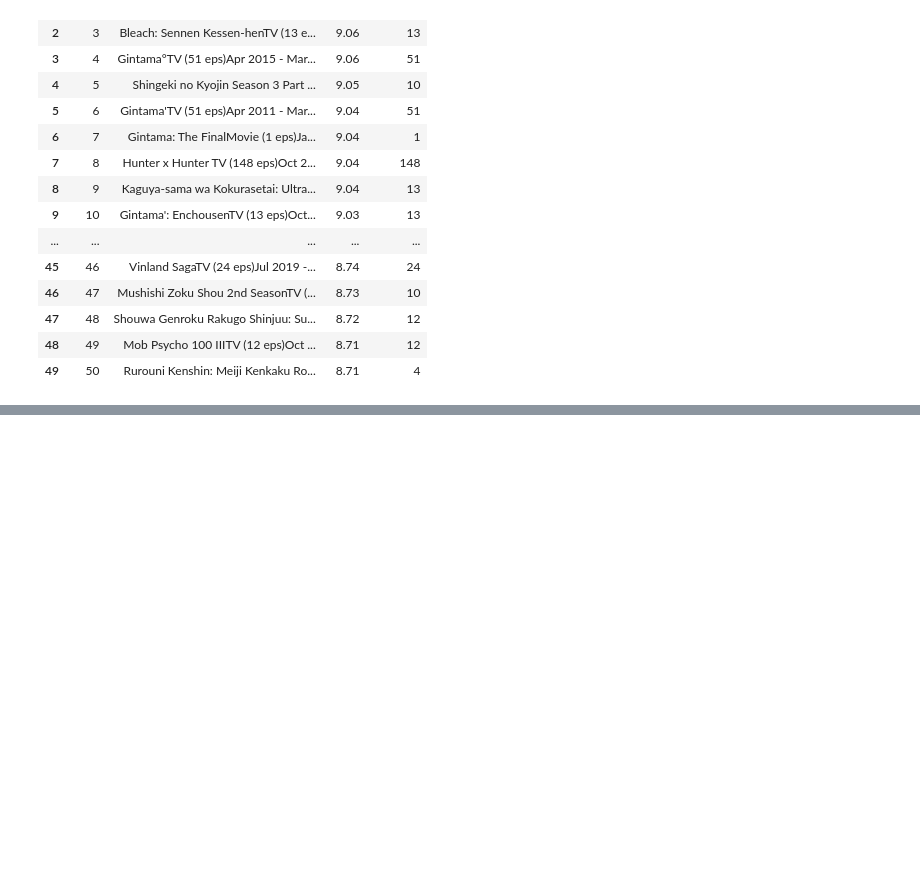
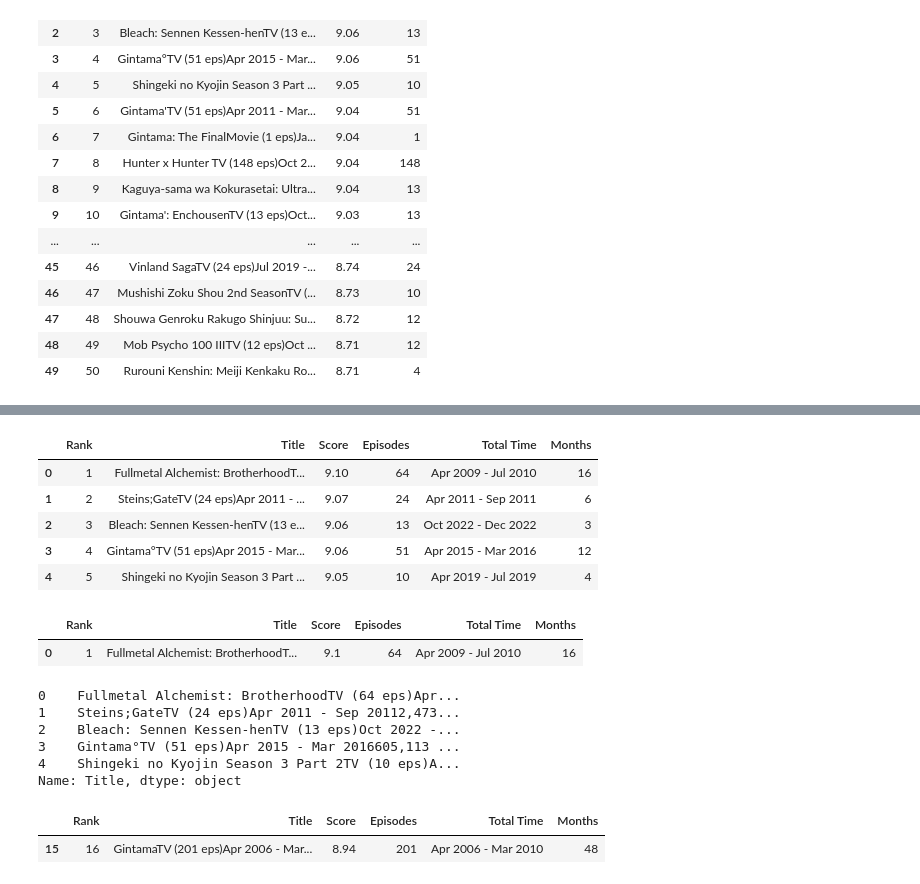
Before and after one commit to Devvlakshay/Python-Advanced-Learning, a Jupyter notebook: Pandas/FeatureExtraction.ipynb, the cells around one changed output, grey strips where cells are left out. Cells and saved outputs as stored; diff of their text form; code cells hidden in the pictures; blank space fills up the shorter version.

Commit message:
Feature extraction project complete

```diff
--- a/Pandas/FeatureExtraction.ipynb
+++ b/Pandas/FeatureExtraction.ipynb
@@ -121,0 +128,11 @@ df
+# %%
+def extraction_time(txt):
+    check = False
+    data = ""
+    for i in range(len(txt)):
+        if txt[i] == ')':
+            for j in range(i+1,i+20):
+                data+=txt[j]
+            return data
+# %%
+df['Total Time'] = df['Title'].apply(extraction_time)
@@ -121,0 +148,46 @@ df
+# %%
+def months_between(date_range):
+    # Example input: "Apr 2009 - Jul 2010"
+    try:
+        start_str, end_str = date_range.split(' - ')
+        start = pd.to_datetime(start_str, format='%b %Y')
+        end = pd.to_datetime(end_str, format='%b %Y')
+        months = (end.year - start.year) * 12 + (end.month - start.month) + 1
+        return months
+    except Exception as e:
+        return None  # or handle error as needed
+
+df['Months'] = df['Total Time'].apply(months_between)
+# %%
+df.head()
+# %% [output]
+|  | Rank | Title | Score | Episodes | Total Time | Months |
+| 0 | 1 | Fullmetal Alchemist: BrotherhoodT... | 9.10 | 64 | Apr 2009 - Jul 2010 | 16 |
+| 1 | 2 | Steins;GateTV (24 eps)Apr 2011 - ... | 9.07 | 24 | Apr 2011 - Sep 2011 | 6 |
+| 2 | 3 | Bleach: Sennen Kessen-henTV (13 e... | 9.06 | 13 | Oct 2022 - Dec 2022 | 3 |
+| 3 | 4 | Gintama°TV (51 eps)Apr 2015 - Mar... | 9.06 | 51 | Apr 2015 - Mar 2016 | 12 |
+| 4 | 5 | Shingeki no Kyojin Season 3 Part ... | 9.05 | 10 | Apr 2019 - Jul 2019 | 4 |
+# %%
+#which anime has the highest score
+
+df[df['Score'] == df['Score'].max()]
+# %% [output]
+|  | Rank | Title | Score | Episodes | Total Time | Months |
+| 0 | 1 | Fullmetal Alchemist: BrotherhoodT... | 9.1 | 64 | Apr 2009 - Jul 2010 | 16 |
+# %%
+#Give me top 5 highest scoring anime
+df['Title'].head()
+# %% [output]
+0    Fullmetal Alchemist: BrotherhoodTV (64 eps)Apr...
+1    Steins;GateTV (24 eps)Apr 2011 - Sep 20112,473...
+2    Bleach: Sennen Kessen-henTV (13 eps)Oct 2022 -...
+3    Gintama°TV (51 eps)Apr 2015 - Mar 2016605,113 ...
+4    Shingeki no Kyojin Season 3 Part 2TV (10 eps)A...
+Name: Title, dtype: object
+# %%
+#which aimne has the highest scoreing count
+
+df[df['Episodes'] == df['Episodes'].max()]
+# %% [output]
+|  | Rank | Title | Score | Episodes | Total Time | Months |
+| 15 | 16 | GintamaTV (201 eps)Apr 2006 - Mar... | 8.94 | 201 | Apr 2006 - Mar 2010 | 48 |
```
Also changed, not shown: parts of 7 cells of this notebook.
